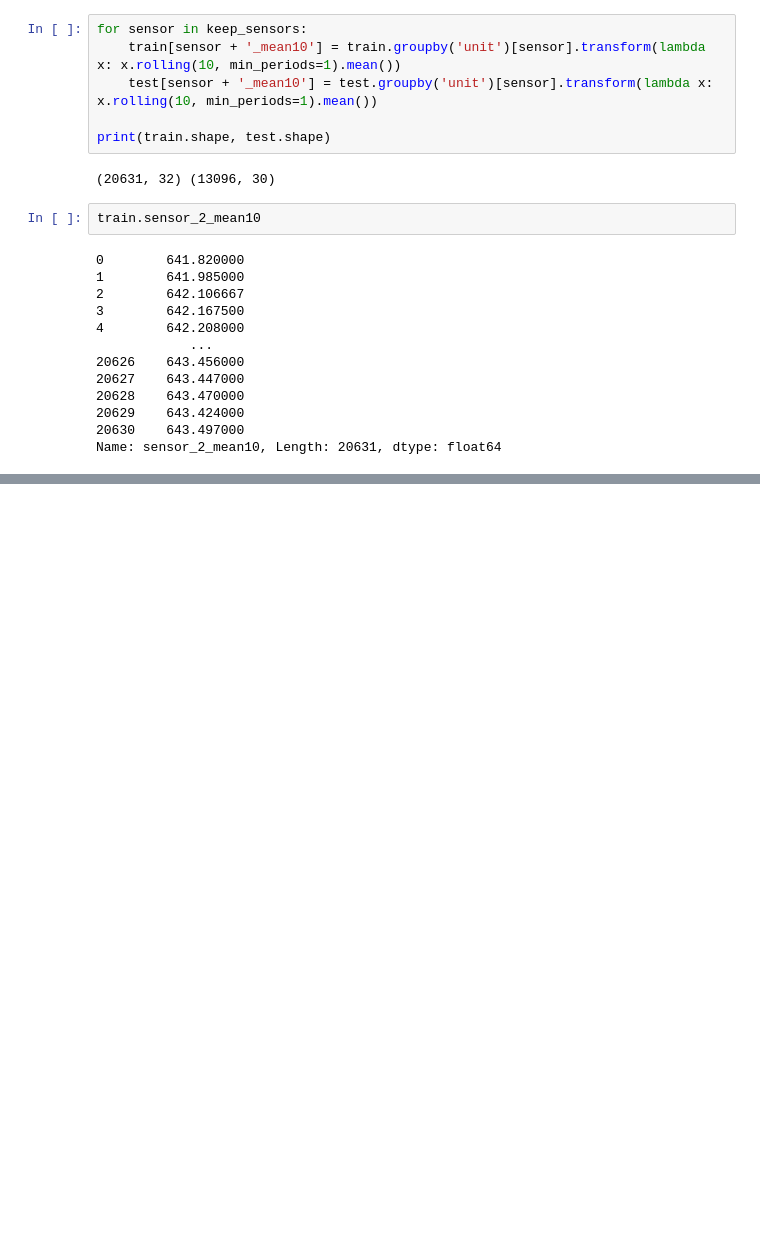
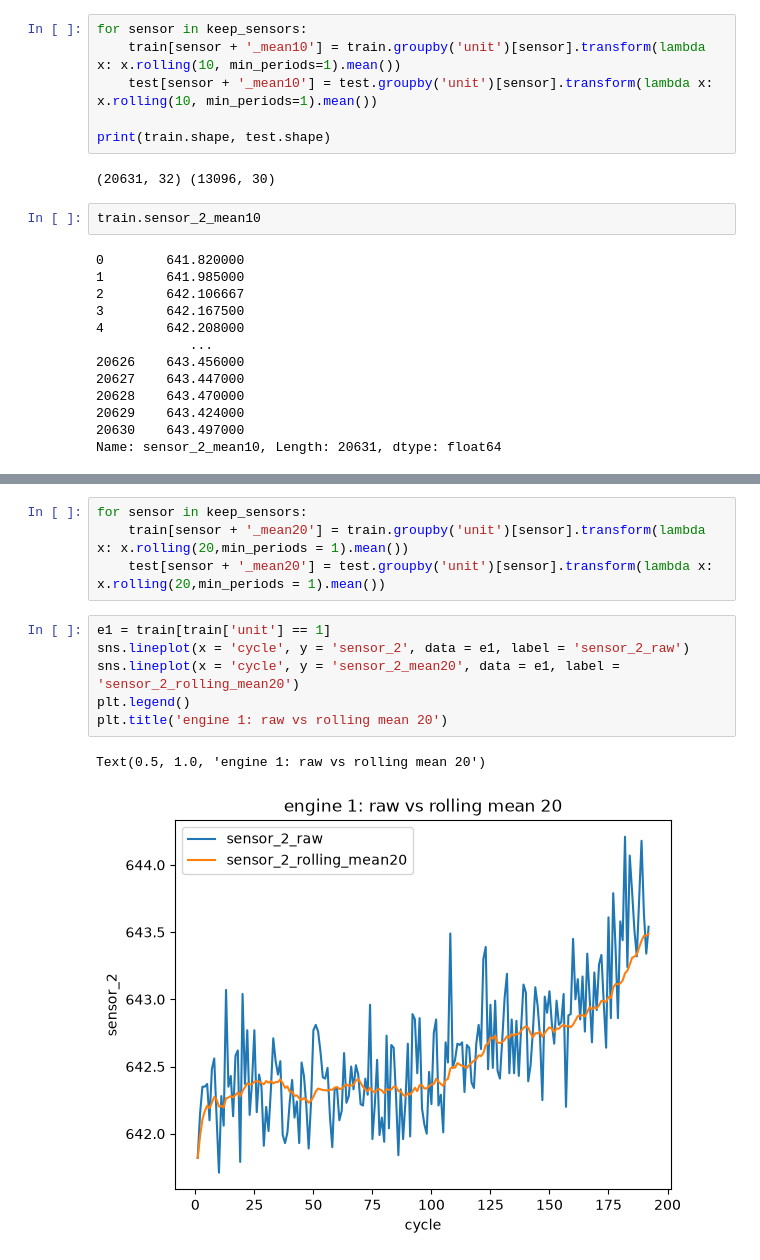
Before and after one commit to Alegbeleye-Ayomide/NASA-C-MAPSS, a Jupyter notebook: NASA C-MAPSS.ipynb, the cells around one changed output, grey strips where cells are left out. Cells and saved outputs as stored; diff of their text form; blank space fills up the shorter version.

```diff
--- a/NASA C-MAPSS.ipynb
+++ b/NASA C-MAPSS.ipynb
@@ -263,0 +281,13 @@ plt.show()
+# %%
+for sensor in keep_sensors:
+    train[sensor + '_mean20'] = train.groupby('unit')[sensor].transform(lambda x: x.rolling(20,min_periods = 1).mean())
+    test[sensor + '_mean20'] = test.groupby('unit')[sensor].transform(lambda x: x.rolling(20,min_periods = 1).mean())
+# %%
+e1 = train[train['unit'] == 1]
+sns.lineplot(x = 'cycle', y = 'sensor_2', data = e1, label = 'sensor_2_raw')
+sns.lineplot(x = 'cycle', y = 'sensor_2_mean20', data = e1, label = 'sensor_2_rolling_mean20')
+plt.legend()
+plt.title('engine 1: raw vs rolling mean 20')
+# %% [output]
+Text(0.5, 1.0, 'engine 1: raw vs rolling mean 20')
+[figure, added]
```
Also changed, not shown: parts of 7 cells of this notebook.
